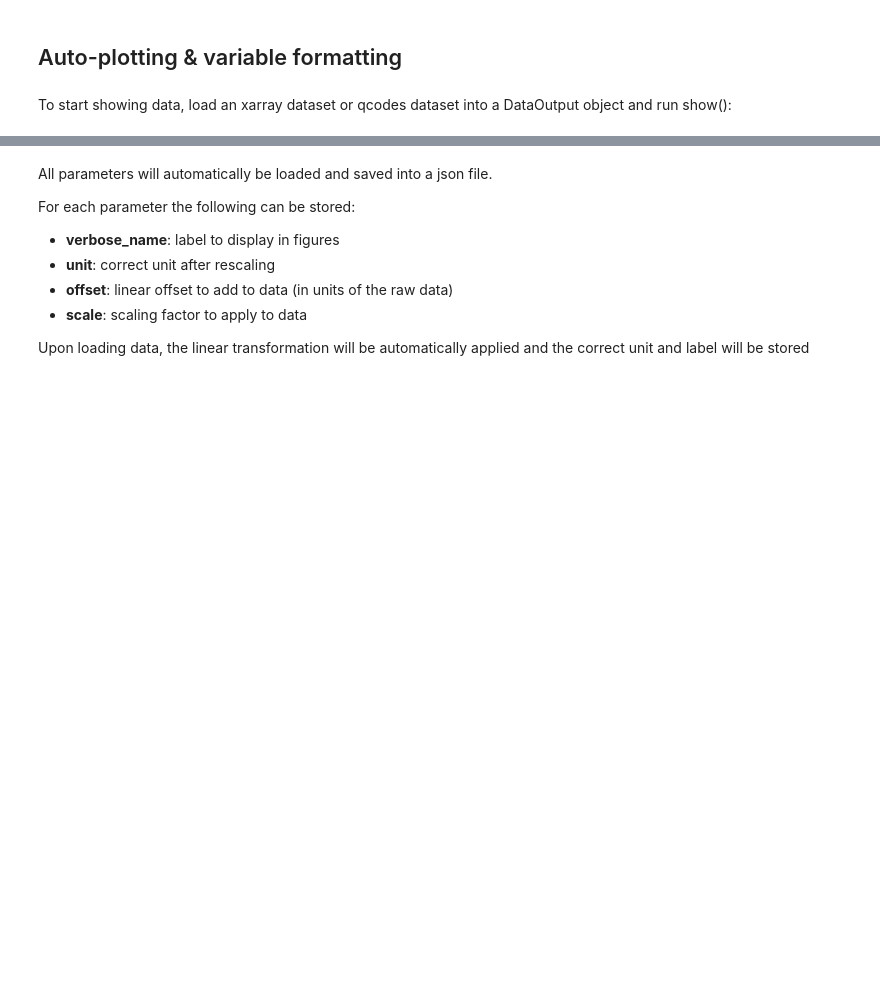
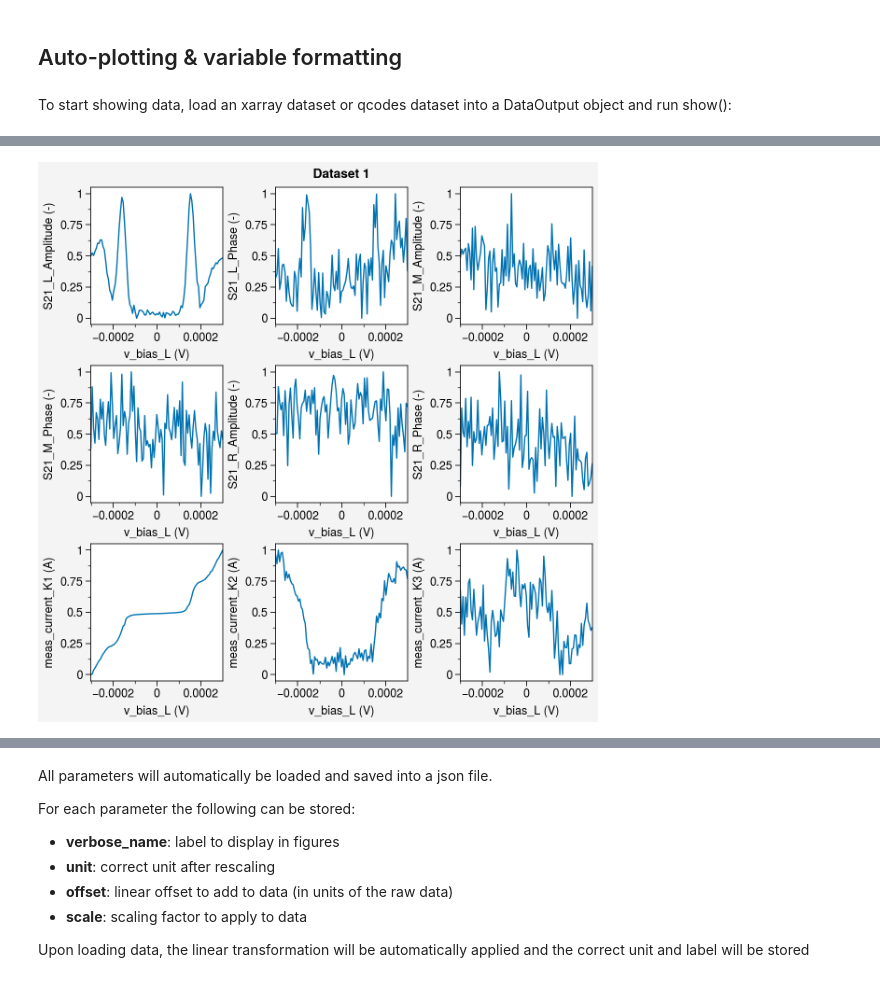
Before and after one commit to SebTenHaaf/DataOutput, a Jupyter notebook: tutorial.ipynb, the cells around one changed output, grey strips where cells are left out. Saved outputs shown, nothing was run; the diff lists cells and outputs as text; code cells hidden in the pictures; blank space fills up the shorter version.

```diff
--- a/tutorial.ipynb
+++ b/tutorial.ipynb
@@ -16,2 +21,6 @@ To start showing data, load an xarray dataset or qcodes dataset into a DataOutpu
 # %%
-data = qp.DataOutput(1)
+data = qp.DataOutput(1,reformat=False)
+data.normalize()
+data.show()
+# %% [output]
+[figure, added]
```
Also changed, not shown: parts of 10 cells of this notebook, 1 other file.
